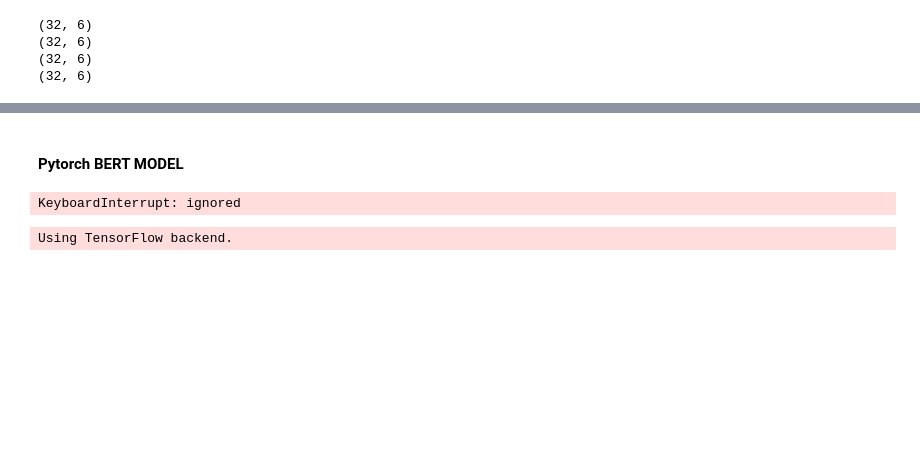
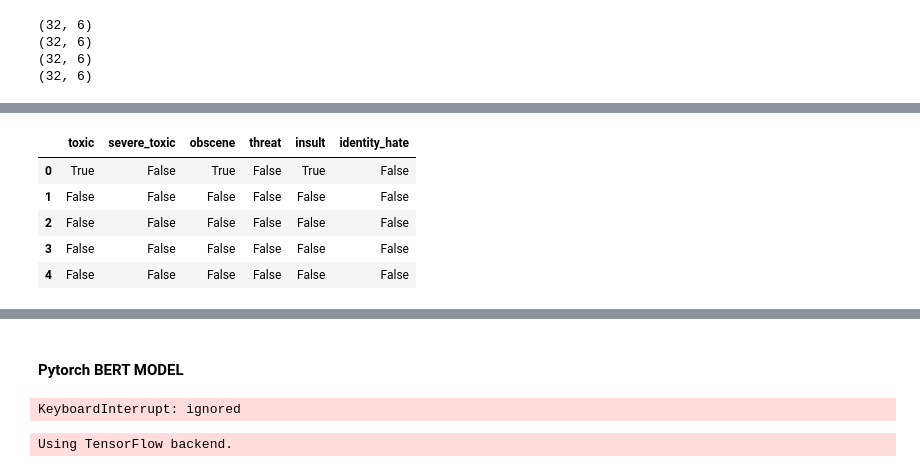
Before and after one commit to binliu0630/Deep_Learning, a Jupyter notebook: Multilabel_Toxic_Comments_Transformer.ipynb, the cells around one changed output, grey strips where cells are left out. Saved outputs shown, nothing was run; the diff lists cells and outputs as text; code cells hidden in the pictures; blank space fills up the shorter version.

```diff
--- a/Multilabel_Toxic_Comments_Transformer.ipynb
+++ b/Multilabel_Toxic_Comments_Transformer.ipynb
@@ -360,0 +369,3 @@ identity_hate roc_auc 0.9775397181510925
+# %%
+test_input_ids = test_token['input_ids']
+test_attention_mask = test_token['attention_mask']
@@ -360,0 +382,5 @@ identity_hate roc_auc 0.9775397181510925
+# %%
+TEST_BATCH_SIZE = 32
+test_steps = len(df_test) // TEST_BATCH_SIZE
+
+test_dataset = create_dataset((test_input_ids, test_attention_mask), batch_size=TEST_BATCH_SIZE, train=False, epochs=1)
@@ -360,0 +402,11 @@ identity_hate roc_auc 0.9775397181510925
+# %%
+# apply a threshhold
+pred_labels = pd.DataFrame(pred_labels, columns=label_cols) >0.5
+pred_labels.head()
+# %% [output]
+|  | toxic | severe_toxic | obscene | threat | insult | identity_hate |
+| 0 | True | False | True | False | True | False |
+| 1 | False | False | False | False | False | False |
+| 2 | False | False | False | False | False | False |
+| 3 | False | False | False | False | False | False |
+| 4 | False | False | False | False | False | False |
```
Also changed, not shown: parts of 20 cells of this notebook.
